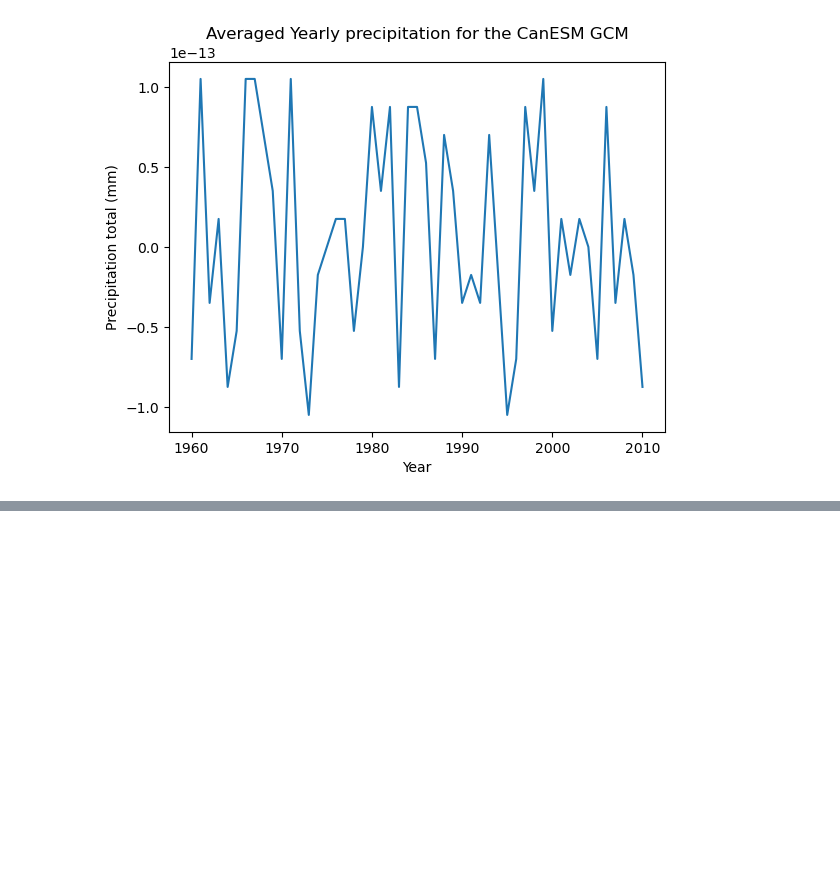
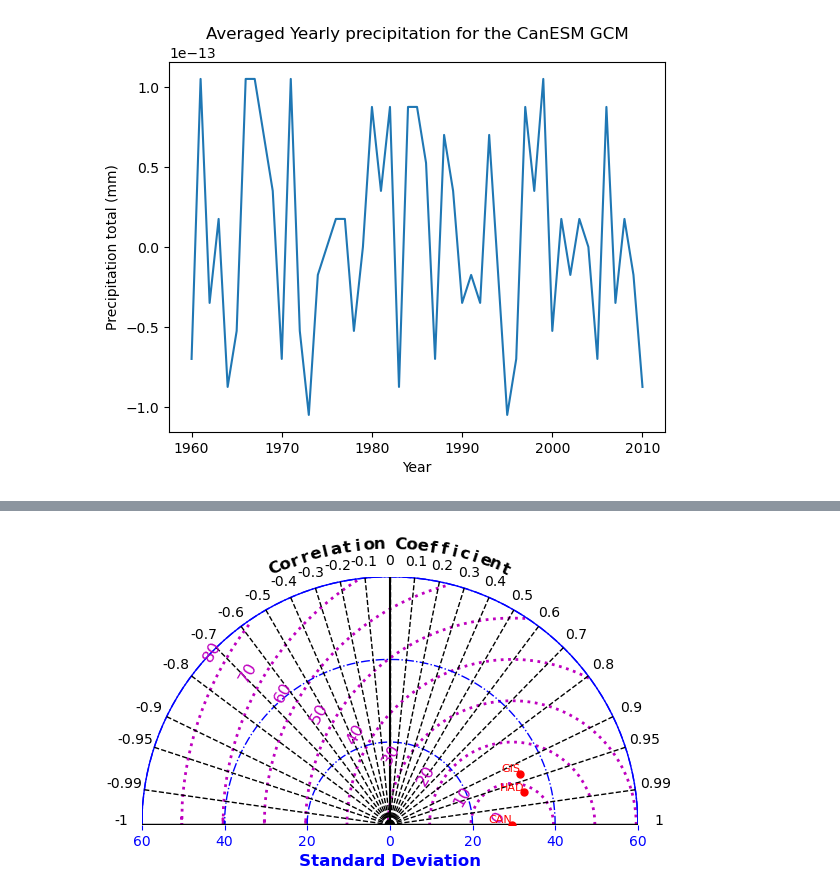
Before and after one commit to BenFarris18/Directed__Studies, a Jupyter notebook: Historical_Regridded.ipynb, the cells around one changed output, grey strips where cells are left out. Drawn from its saved outputs; the diff is of its cells as text; code cells hidden in the pictures; blank space fills up the shorter version.

```diff
--- a/Historical_Regridded.ipynb
+++ b/Historical_Regridded.ipynb
@@ -681,0 +709,51 @@ Text(0, 0.5, 'Precipitation total (mm)')
+# %%
+### Monthly correlation
+
+ref = can_20.pr.to_numpy().flatten()
+can = ref
+had = had_20.pr.to_numpy().flatten()
+gis = gis_20.pr.to_numpy().flatten()
+
+data = {'ref': ref, 'can': can, 'had': had, 'gis':gis}
+
+taylor_stats1 = sm.taylor_statistics(data['can'], data['ref'], 'data')
+taylor_stats2 = sm.taylor_statistics(data['had'], data['ref'], 'data')
+taylor_stats3 = sm.taylor_statistics(data['gis'], data['ref'], 'data')
+
+sdev = np.array([taylor_stats1['sdev'][0], taylor_stats1['sdev'][1],
+                 taylor_stats2['sdev'][1], taylor_stats3['sdev'][1]])
+crmsd = np.array([taylor_stats1['crmsd'][0], taylor_stats1['crmsd'][1],
+                  taylor_stats2['crmsd'][1], taylor_stats3['crmsd'][1]])
+ccoef = np.array([taylor_stats1['ccoef'][0], taylor_stats1['ccoef'][1],
+                  taylor_stats2['ccoef'][1], taylor_stats3['ccoef'][1]])
+
+# Specify labels for points in a cell array (M1 for model prediction 1,
+# etc.). Note that a label needs to be specified for the reference even
+# though it is not used.
+label = ['Non-Dimensional Observation', 'CAN', 'HAD', 'GIS']
+
+'''
+Produce the Taylor diagram
+
+Display the data points for correlations that vary from -1 to 1 (2
+panels). Label the points and change the axis options for SDEV, CRMSD,
+and CCOEF. Increase the upper limit for the SDEV axis and rotate the
+CRMSD contour labels (counter-clockwise from x-axis). Exchange color and
+line style choices for SDEV, CRMSD, and CCOEFF variables to show effect.
+Increase the line width of all lines.
+
+For an exhaustive list of options to customize your diagram,
+please call the function at a Python command line:
+>> taylor_diagram
+'''
+sm.taylor_diagram(sdev,crmsd,ccoef,
+                  numberPanels = 2,
+                  markerLabel = label, markerLabelColor = 'r',
+                  tickRMS = range(0,90,10), tickRMSangle = 150.0,
+                  colRMS = 'm', styleRMS = ':', widthRMS = 2.0,
+                  titleRMS = 'off',
+                  tickSTD = range(0, 80, 20), axismax = 60.0,
+                  colSTD = 'b', styleSTD = '-.', widthSTD = 1.0,
+                  colCOR = 'k', styleCOR = '--', widthCOR = 1.0)
+# %% [output]
+[figure, added]
```
Also changed, not shown: parts of 1 cell of this notebook, 1 other file.
